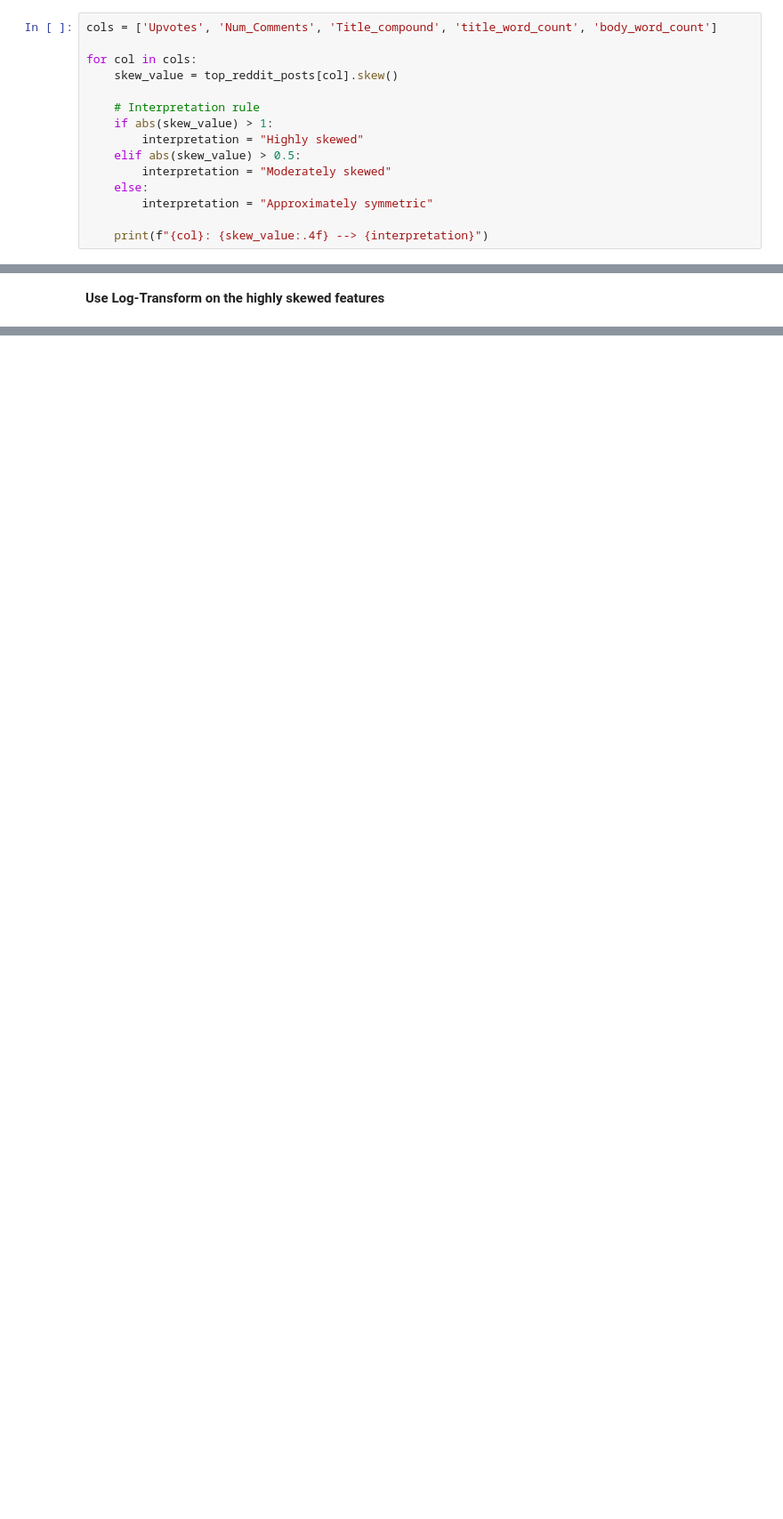
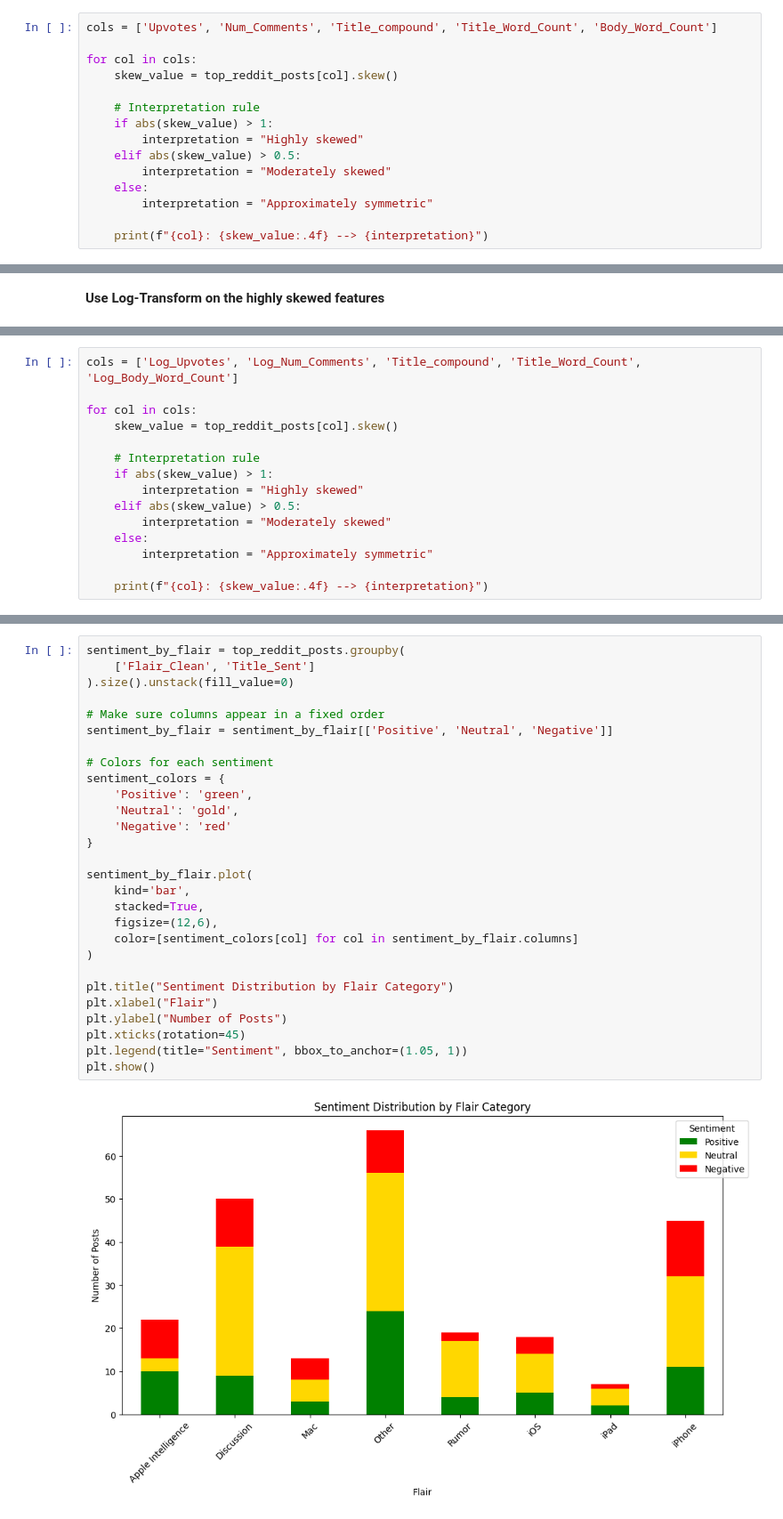
Before and after one commit to Ayumii-ww/fq25819_SEMTM0040, a Jupyter notebook: fq25819Part2.ipynb, the cells around one changed output, grey strips where cells are left out. Shown at 89% size. Cells and saved outputs as stored; diff of their text form; blank space fills up the shorter version.

```diff
--- a/fq25819Part2.ipynb
+++ b/fq25819Part2.ipynb
@@ -305,7 +343,7 @@ top_reddit_posts
 # %% [markdown]
 Check for Skewness
 # %%
-cols = ['Upvotes', 'Num_Comments', 'Title_compound', 'title_word_count', 'body_word_count']
+cols = ['Upvotes', 'Num_Comments', 'Title_compound', 'Title_Word_Count', 'Body_Word_Count']
 
 for col in cols:
     skew_value = top_reddit_posts[col].skew()
@@ -333,0 +372,15 @@ top_reddit_posts['log_body_word_count'] = np.log1p(top_reddit_posts['body_word_c
+# %%
+cols = ['Log_Upvotes', 'Log_Num_Comments', 'Title_compound', 'Title_Word_Count', 'Log_Body_Word_Count']
+
+for col in cols:
+    skew_value = top_reddit_posts[col].skew()
+
+    # Interpretation rule
+    if abs(skew_value) > 1:
+        interpretation = "Highly skewed"
+    elif abs(skew_value) > 0.5:
+        interpretation = "Moderately skewed"
+    else:
+        interpretation = "Approximately symmetric"
+
+    print(f"{col}: {skew_value:.4f} --> {interpretation}")
@@ -430 +598,31 @@ Name: count, dtype: int64
+# %%
+sentiment_by_flair = top_reddit_posts.groupby(
+    ['Flair_Clean', 'Title_Sent']
+).size().unstack(fill_value=0)
+
+# Make sure columns appear in a fixed order
+sentiment_by_flair = sentiment_by_flair[['Positive', 'Neutral', 'Negative']]
+
+# Colors for each sentiment
+sentiment_colors = {
+    'Positive': 'green',
+    'Neutral': 'gold',
+    'Negative': 'red'
+}
+
+sentiment_by_flair.plot(
+    kind='bar',
+    stacked=True,
+    figsize=(12,6),
+    color=[sentiment_colors[col] for col in sentiment_by_flair.columns]
+)
+
+plt.title("Sentiment Distribution by Flair Category")
+plt.xlabel("Flair")
+plt.ylabel("Number of Posts")
+plt.xticks(rotation=45)
+plt.legend(title="Sentiment", bbox_to_anchor=(1.05, 1))
+plt.show()
+# %% [output]
+[figure, added]
 # %% [markdown]
```
Also changed, not shown: parts of 45 cells of this notebook, 2 other files.
